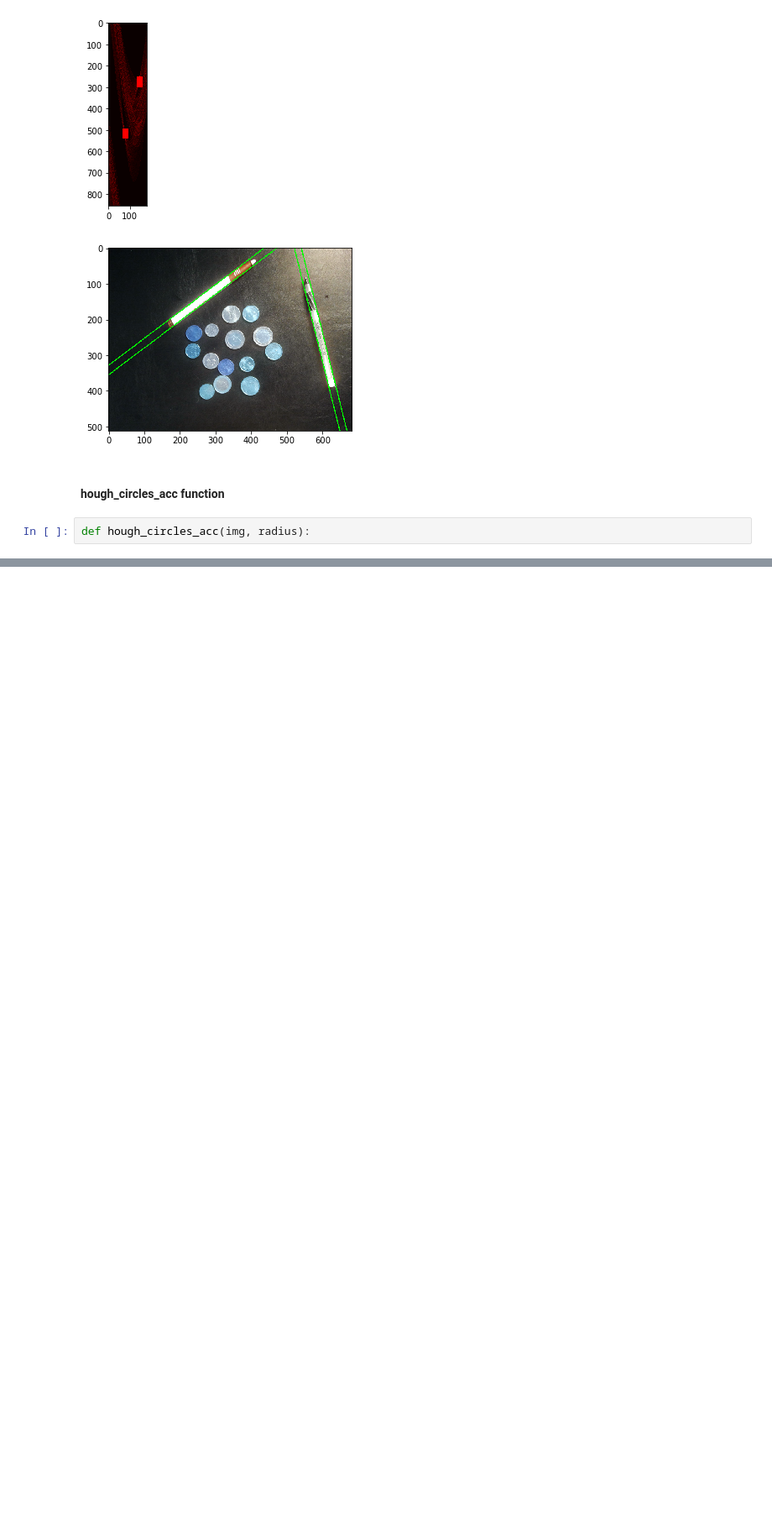
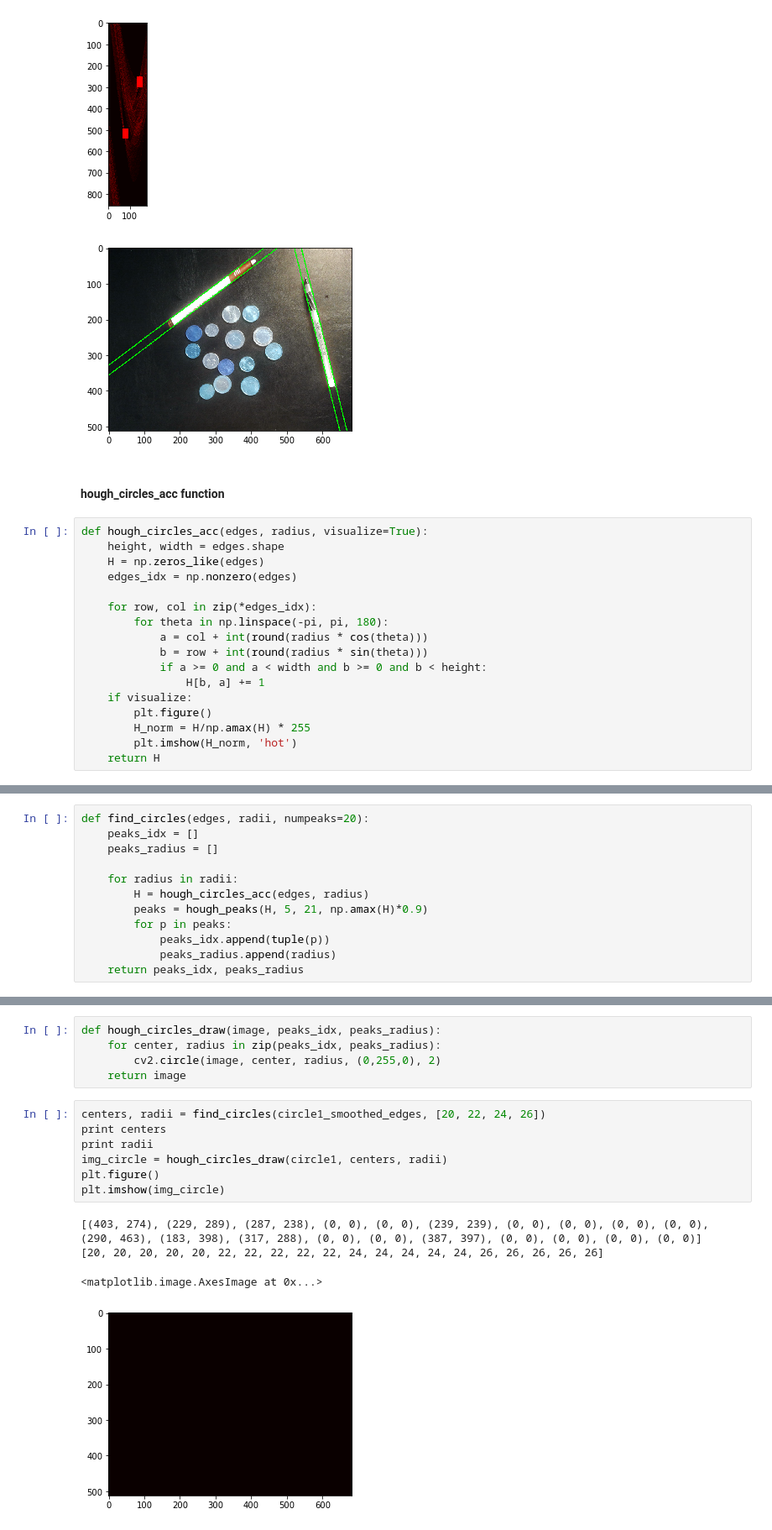
Before and after one commit to jtang10/intro2CV, a Jupyter notebook: ps1/ps1.ipynb, the cells around one changed output, grey strips where cells are left out. Shown at 84% size. Saved outputs shown, nothing was run; the diff lists cells and outputs as text; blank space fills up the shorter version.

```diff
--- a/ps1/ps1.ipynb
+++ b/ps1/ps1.ipynb
@@ -185,5 +188,20 @@ plt.imshow(hough_lines_draw(circle1, 'output/ps1-4-c-2.png', peaks, rho, theta))
 [figure]
 # %% [markdown]
 ####  hough_circles_acc function
-# %%
-def hough_circles_acc(img, radius):
+# %%
+def hough_circles_acc(edges, radius, visualize=True):
+    height, width = edges.shape
+    H = np.zeros_like(edges)
+    edges_idx = np.nonzero(edges)
+
+    for row, col in zip(*edges_idx):
+        for theta in np.linspace(-pi, pi, 180):
+            a = col + int(round(radius * cos(theta)))
+            b = row + int(round(radius * sin(theta)))
+            if a >= 0 and a < width and b >= 0 and b < height:
+                H[b, a] += 1
+    if visualize:
+        plt.figure()
+        H_norm = H/np.amax(H) * 255
+        plt.imshow(H_norm, 'hot')
+    return H
@@ -189,0 +210,12 @@ def hough_circles_acc(img, radius):
+# %%
+def find_circles(edges, radii, numpeaks=20):
+    peaks_idx = []
+    peaks_radius = []
+
+    for radius in radii:
+        H = hough_circles_acc(edges, radius)
+        peaks = hough_peaks(H, 5, 21, np.amax(H)*0.9)
+        for p in peaks:
+            peaks_idx.append(tuple(p))
+            peaks_radius.append(radius)
+    return peaks_idx, peaks_radius
@@ -189,0 +224,17 @@ def hough_circles_acc(img, radius):
+# %%
+def hough_circles_draw(image, peaks_idx, peaks_radius):
+    for center, radius in zip(peaks_idx, peaks_radius):
+        cv2.circle(image, center, radius, (0,255,0), 2)
+    return image
+# %%
+centers, radii = find_circles(circle1_smoothed_edges, [20, 22, 24, 26])
+print centers
+print radii
+img_circle = hough_circles_draw(circle1, centers, radii)
+plt.figure()
+plt.imshow(img_circle)
+# %% [output]
+[(403, 274), (229, 289), (287, 238), (0, 0), (0, 0), (239, 239), (0, 0), (0, 0), (0, 0), (0, 0), (290, 463), (183, 398), (317, 288), (0, 0), (0, 0), (387, 397), (0, 0), (0, 0), (0, 0), (0, 0)]
+[20, 20, 20, 20, 20, 22, 22, 22, 22, 22, 24, 24, 24, 24, 24, 26, 26, 26, 26, 26]
+<matplotlib.image.AxesImage at 0x...>
+[figure, added]
```
Also changed, not shown: parts of 6 cells of this notebook.
